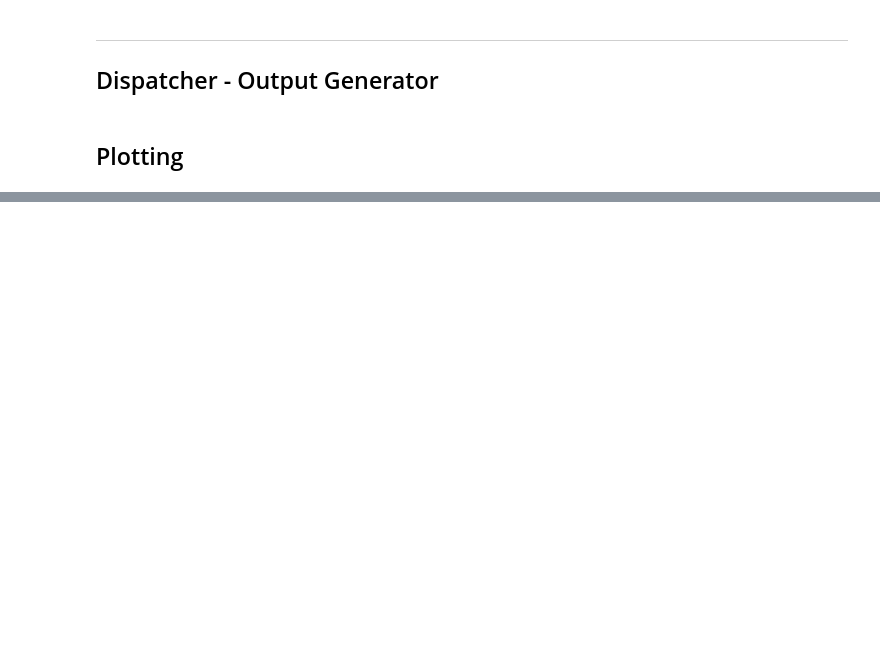
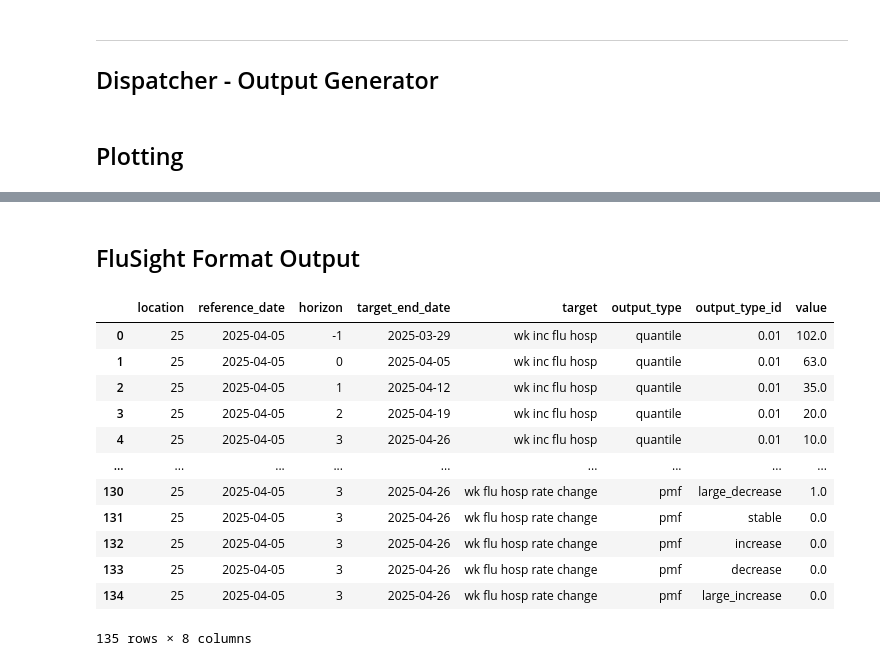
Before and after one commit to mobs-lab/epymodelingsuite, a Jupyter notebook: tutorials/Tutorial_Dispatcher.ipynb, the cells around one changed output, grey strips where cells are left out. Cells and saved outputs as stored; diff of their text form; code cells hidden in the pictures; blank space fills up the shorter version.

```diff
--- a/tutorials/Tutorial_Dispatcher.ipynb
+++ b/tutorials/Tutorial_Dispatcher.ipynb
@@ -97,7 +95,7 @@ runner_output_standalone = dispatch_runner(builder_output_standalone)
 ## Dispatcher - Output Generator
 # %%
 # Generate outputs for calibration projection results
-output_files = dispatch_output_generator(calibrations=[runner_output_calibration], output_config=output_config)
+calibration_output_files = dispatch_output_generator(calibrations=[runner_output_calibration], output_config=output_config)
 # %%
 # # Save the generated outputs to disk
 # import os
@@ -162,0 +161,18 @@ plt.show()
+# %% [markdown]
+## FluSight Format Output
+# %%
+pd.read_csv(StringIO(gzip.decompress(calibration_output_files["output_hub_formatted.csv.gz"]).decode()))
+# %% [output]
+|  | location | reference_date | horizon | target_end_date | target | output_type | output_type_id | value |
+| 0 | 25 | 2025-04-05 | -1 | 2025-03-29 | wk inc flu hosp | quantile | 0.01 | 102.0 |
+| 1 | 25 | 2025-04-05 | 0 | 2025-04-05 | wk inc flu hosp | quantile | 0.01 | 63.0 |
+| 2 | 25 | 2025-04-05 | 1 | 2025-04-12 | wk inc flu hosp | quantile | 0.01 | 35.0 |
+| 3 | 25 | 2025-04-05 | 2 | 2025-04-19 | wk inc flu hosp | quantile | 0.01 | 20.0 |
+| 4 | 25 | 2025-04-05 | 3 | 2025-04-26 | wk inc flu hosp | quantile | 0.01 | 10.0 |
+| ... | ... | ... | ... | ... | ... | ... | ... | ... |
+| 130 | 25 | 2025-04-05 | 3 | 2025-04-26 | wk flu hosp rate change | pmf | large_decrease | 1.0 |
+| 131 | 25 | 2025-04-05 | 3 | 2025-04-26 | wk flu hosp rate change | pmf | stable | 0.0 |
+| 132 | 25 | 2025-04-05 | 3 | 2025-04-26 | wk flu hosp rate change | pmf | increase | 0.0 |
+| 133 | 25 | 2025-04-05 | 3 | 2025-04-26 | wk flu hosp rate change | pmf | decrease | 0.0 |
+| 134 | 25 | 2025-04-05 | 3 | 2025-04-26 | wk flu hosp rate change | pmf | large_increase | 0.0 |
+135 rows × 8 columns
```
Also changed, not shown: parts of 12 cells of this notebook.
